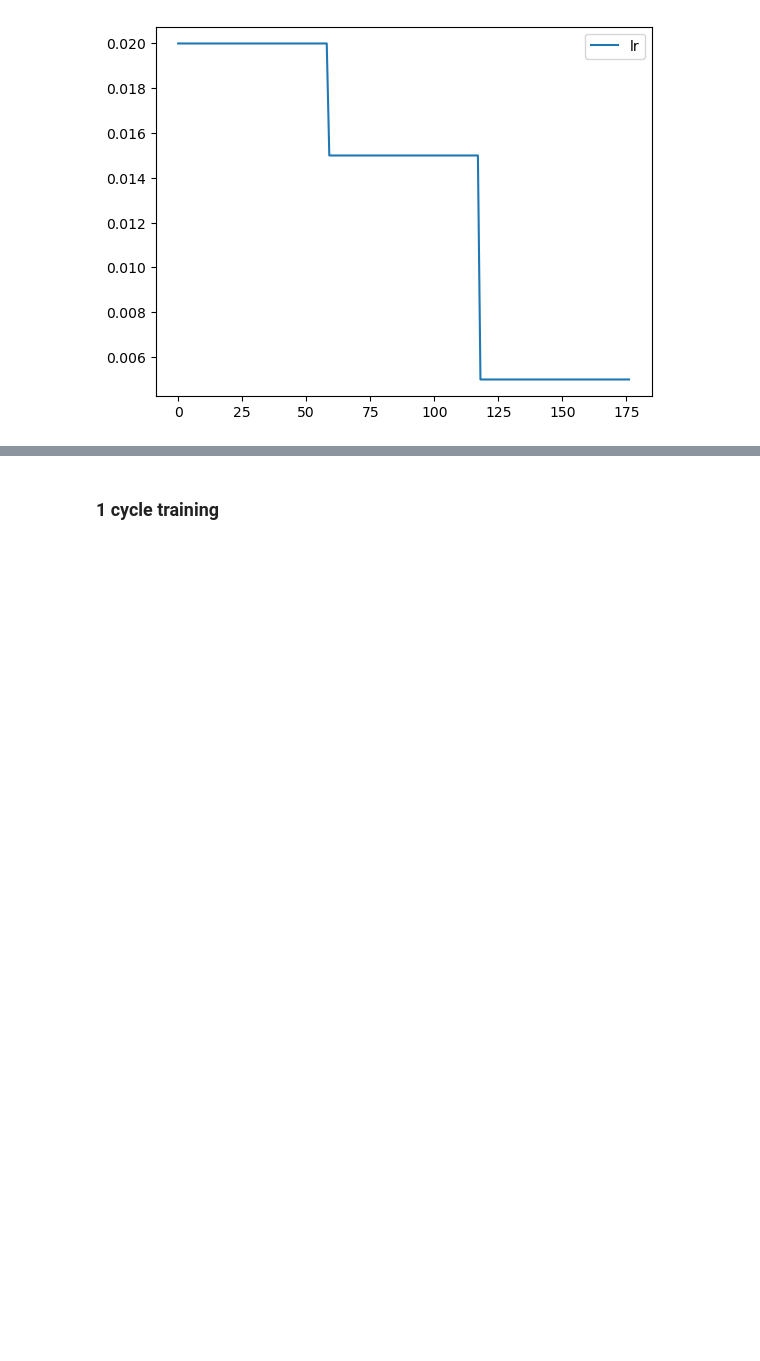
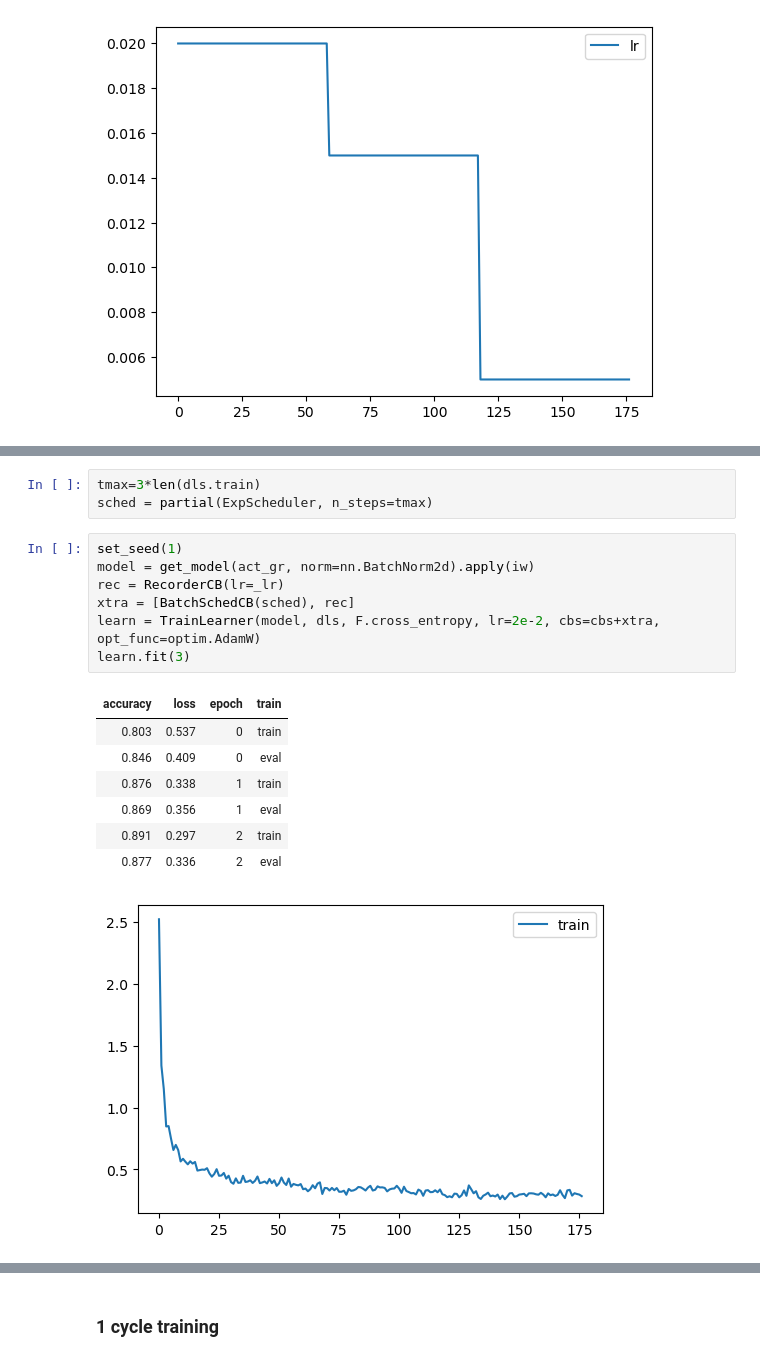
Before and after one commit to Ryvikk/build-miniai, a Jupyter notebook: nbs/12_accleterated_sgd.ipynb, the cells around one changed output, grey strips where cells are left out. Cells and saved outputs as stored; diff of their text form; blank space fills up the shorter version.

```diff
--- a/nbs/12_accleterated_sgd.ipynb
+++ b/nbs/12_accleterated_sgd.ipynb
@@ -516,0 +654,19 @@ rec.plot()
+# %%
+tmax=3*len(dls.train)
+sched = partial(ExpScheduler, n_steps=tmax)
+# %%
+set_seed(1)
+model = get_model(act_gr, norm=nn.BatchNorm2d).apply(iw)
+rec = RecorderCB(lr=_lr)
+xtra = [BatchSchedCB(sched), rec]
+learn = TrainLearner(model, dls, F.cross_entropy, lr=2e-2, cbs=cbs+xtra, opt_func=optim.AdamW)
+learn.fit(3)
+# %% [output]
+| accuracy | loss | epoch | train |
+| 0.803 | 0.537 | 0 | train |
+| 0.846 | 0.409 | 0 | eval |
+| 0.876 | 0.338 | 1 | train |
+| 0.869 | 0.356 | 1 | eval |
+| 0.891 | 0.297 | 2 | train |
+| 0.877 | 0.336 | 2 | eval |
+[figure, added]
```
Also changed, not shown: parts of 29 cells of this notebook, 4 other files.
